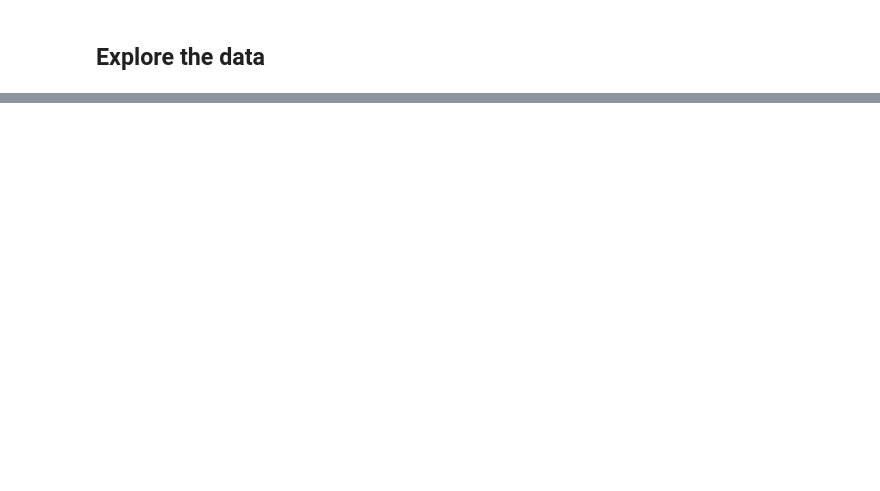
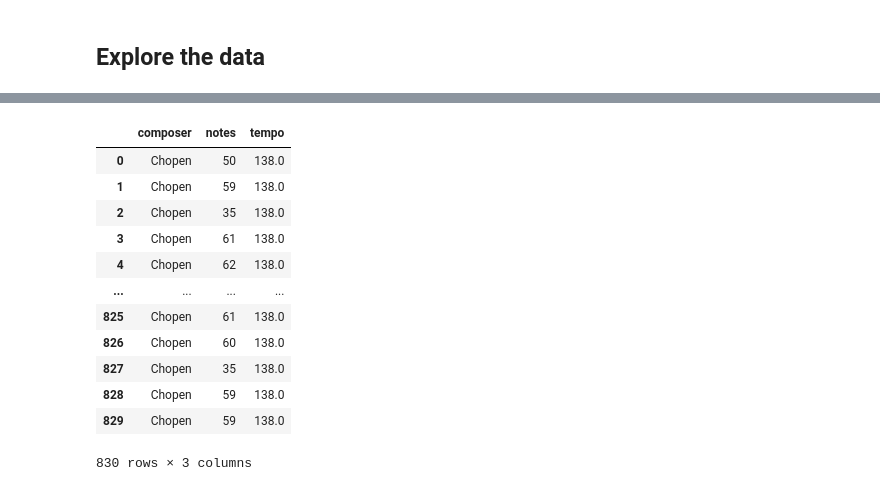
Before and after one commit to josephbinny/AAI511_final_proj, a Jupyter notebook: Final_project_Maymoonah.ipynb, the cells around one changed output, grey strips where cells are left out. Saved outputs shown, nothing was run; the diff lists cells and outputs as text; code cells hidden in the pictures; blank space fills up the shorter version.

```diff
--- a/Final_project_Maymoonah.ipynb
+++ b/Final_project_Maymoonah.ipynb
@@ -65,0 +64,3 @@ First 25 values in the notes: ['5', '0.3.5', 'G4', 'A4', '0.3.5', '10', '10.0.2.
+# %%
+audio_file = '/content/drive/MyDrive/AAI511/Composer_Dataset/NN_midi_files_extended/dev/chopin/chopin061.mid'
+notes = extract_features(audio_file)
@@ -65,0 +115,3 @@ First 25 values in the notes: ['5', '0.3.5', 'G4', 'A4', '0.3.5', '10', '10.0.2.
+# %%
+audio_file = '/content/drive/MyDrive/AAI511/Composer_Dataset/NN_midi_files_extended/dev/chopin/chopin061.mid'
+df = audio_augmentation(audio_file, pitch_shift=0, time_stretch=1)
@@ -65,0 +124,40 @@ First 25 values in the notes: ['5', '0.3.5', 'G4', 'A4', '0.3.5', '10', '10.0.2.
+# %%
+# Create a Pandas data frame with the extracted features
+def extract_features(file_path):
+    # Load MIDI file
+    midi_data = music21.converter.parse(file_path)
+
+    # Extract notes and chords
+    notes = []
+    chords = []
+    for element in midi_data.flat:
+        if isinstance(element, music21.note.Note):
+            notes.append(element.pitch.midi)
+        elif isinstance(element, music21.chord.Chord):
+            chord_pitches = '.'.join(str(n.pitch.midi) for n in element.notes)
+            chords.append(chord_pitches)
+
+    # Extract tempo
+    tempo = midi_data.flat.getElementsByClass(music21.tempo.TempoIndication)[0].getQuarterBPM()
+
+    data = {'composer': 'Chopen','notes': notes, 'tempo': tempo}
+    df = pd.DataFrame(data)
+
+    return df
+# %%
+music = extract_features(audio_file)
+music
+# %% [output]
+|  | composer | notes | tempo |
+| 0 | Chopen | 50 | 138.0 |
+| 1 | Chopen | 59 | 138.0 |
+| 2 | Chopen | 35 | 138.0 |
+| 3 | Chopen | 61 | 138.0 |
+| 4 | Chopen | 62 | 138.0 |
+| ... | ... | ... | ... |
+| 825 | Chopen | 61 | 138.0 |
+| 826 | Chopen | 60 | 138.0 |
+| 827 | Chopen | 35 | 138.0 |
+| 828 | Chopen | 59 | 138.0 |
+| 829 | Chopen | 59 | 138.0 |
+830 rows × 3 columns
```
Also changed, not shown: parts of 21 cells of this notebook.
